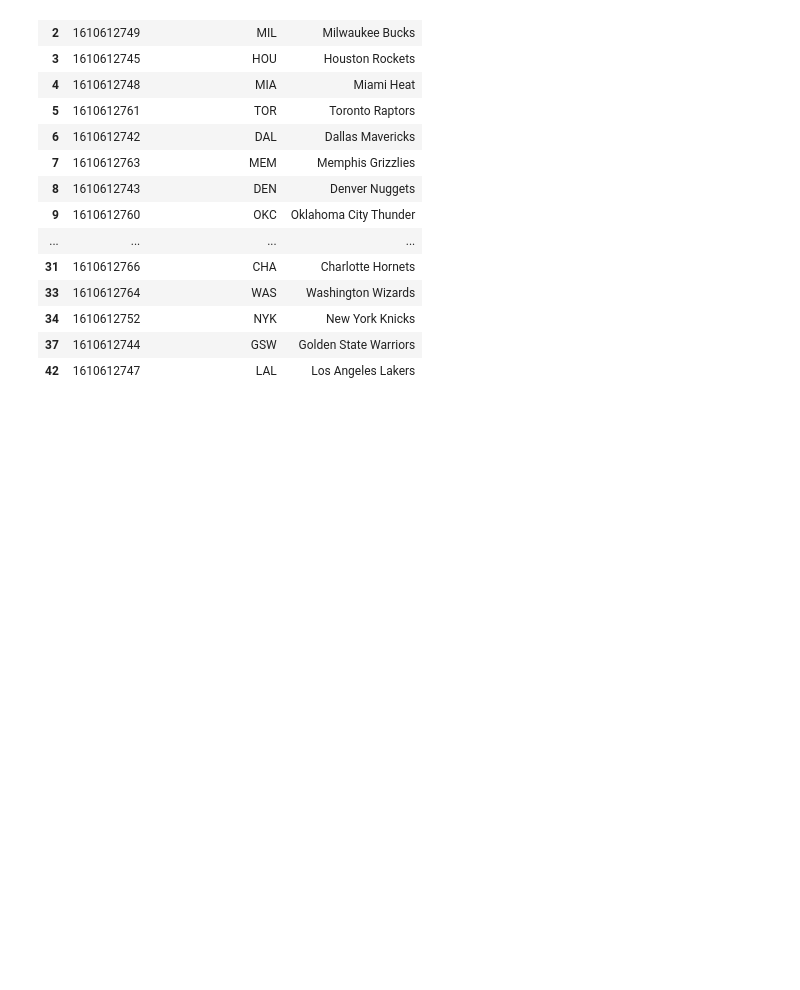
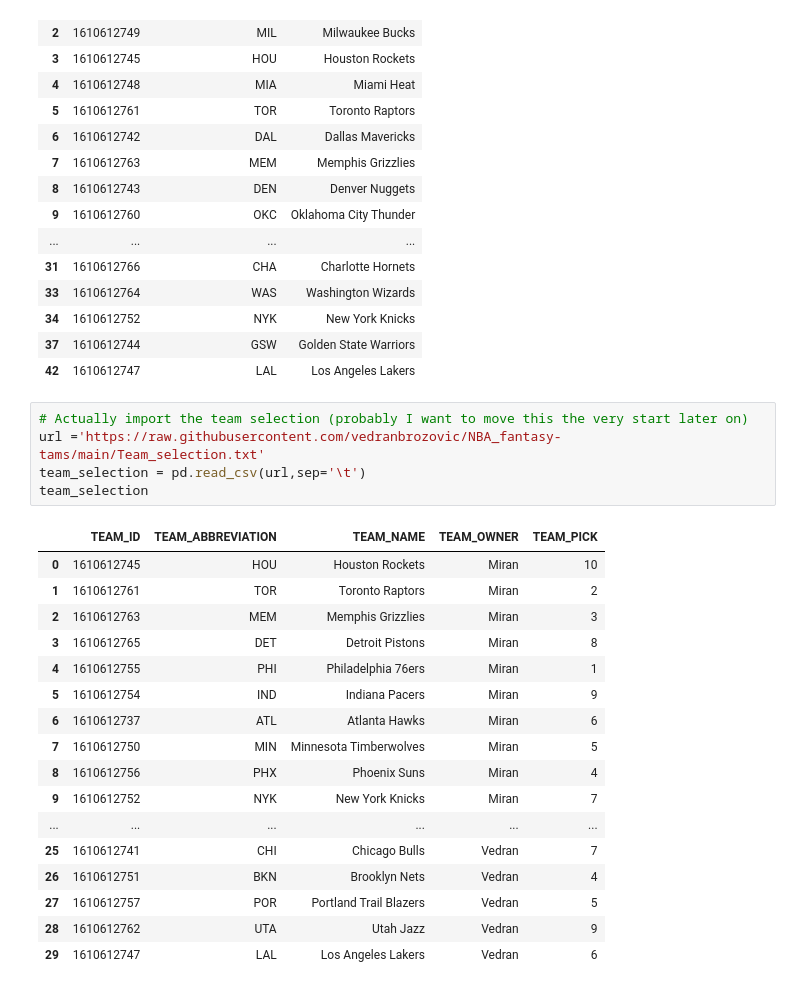
Before and after one commit to vedranbrozovic/NBA_fantasy-tams, a Jupyter notebook: NBA_get_games.ipynb, the cells around one changed output. Cells and saved outputs as stored; diff of their text form; blank space fills up the shorter version.

```diff
--- a/NBA_get_games.ipynb
+++ b/NBA_get_games.ipynb
@@ -122,3 +111,26 @@ teams
 | 34 | 1610612752 | NYK | New York Knicks |
 | 37 | 1610612744 | GSW | Golden State Warriors |
 | 42 | 1610612747 | LAL | Los Angeles Lakers |
+# %%
+# Actually import the team selection (probably I want to move this the very start later on)
+url ='https://raw.githubusercontent.com/vedranbrozovic/NBA_fantasy-tams/main/Team_selection.txt'
+team_selection = pd.read_csv(url,sep='\t')
+team_selection
+# %% [output]
+|  | TEAM_ID | TEAM_ABBREVIATION | TEAM_NAME | TEAM_OWNER | TEAM_PICK |
+| 0 | 1610612745 | HOU | Houston Rockets | Miran | 10 |
+| 1 | 1610612761 | TOR | Toronto Raptors | Miran | 2 |
+| 2 | 1610612763 | MEM | Memphis Grizzlies | Miran | 3 |
+| 3 | 1610612765 | DET | Detroit Pistons | Miran | 8 |
+| 4 | 1610612755 | PHI | Philadelphia 76ers | Miran | 1 |
+| 5 | 1610612754 | IND | Indiana Pacers | Miran | 9 |
+| 6 | 1610612737 | ATL | Atlanta Hawks | Miran | 6 |
+| 7 | 1610612750 | MIN | Minnesota Timberwolves | Miran | 5 |
+| 8 | 1610612756 | PHX | Phoenix Suns | Miran | 4 |
+| 9 | 1610612752 | NYK | New York Knicks | Miran | 7 |
+| ... | ... | ... | ... | ... | ... |
+| 25 | 1610612741 | CHI | Chicago Bulls | Vedran | 7 |
+| 26 | 1610612751 | BKN | Brooklyn Nets | Vedran | 4 |
+| 27 | 1610612757 | POR | Portland Trail Blazers | Vedran | 5 |
+| 28 | 1610612762 | UTA | Utah Jazz | Vedran | 9 |
+| 29 | 1610612747 | LAL | Los Angeles Lakers | Vedran | 6 |
```
Also changed, not shown: parts of 10 cells of this notebook.
